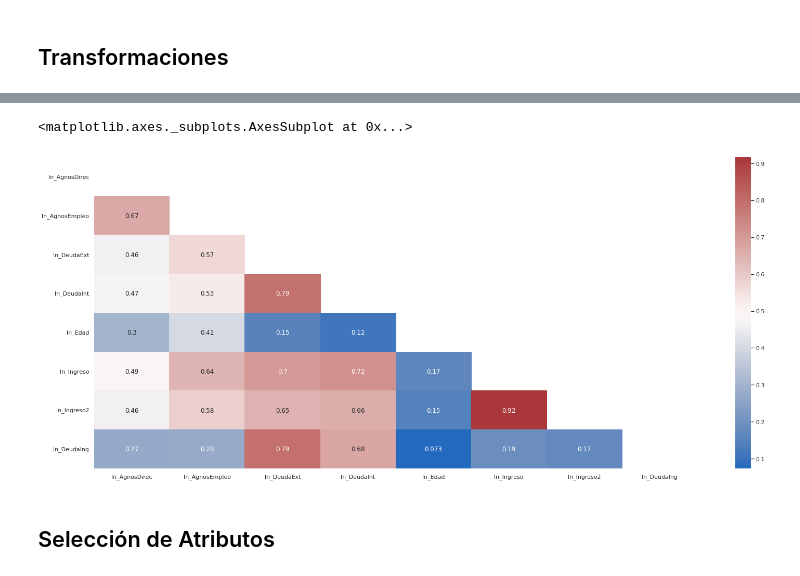
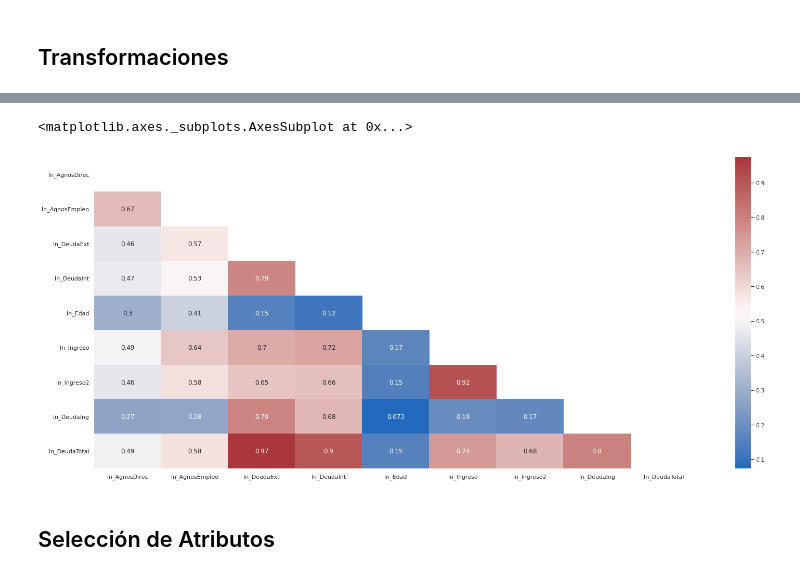
Before and after one commit to cristobalperezp/Intro_Deep_Learning, a Jupyter notebook: Tarea_1.ipynb, the cells around one changed output, grey strips where cells are left out. Saved outputs shown, nothing was run; the diff lists cells and outputs as text; code cells hidden in the pictures.

```diff
--- a/Tarea_1.ipynb
+++ b/Tarea_1.ipynb
@@ -254,6 +252,7 @@ VarObj          0
 dtype: int64
 # %%
 df['DeudaIng'] = (df['DeudaExt']+df['DeudaInt'])/df['Ingreso']
+df['DeudaTotal'] = (df['DeudaExt']+df['DeudaInt'])
 df.head()
 # %% [output]
 |  | ID | AgnosDirec | AgnosEmpleo | DeudaExt | DeudaInt | Edad | Ingreso | Ingreso2 | Nacionalidad | ... |
@@ -348,17 +349,17 @@ sns.heatmap(corr, annot=True, mask = mask, cmap=cmap)
 # %%
 f = ['ln_AgnosDirec',
        'ln_AgnosEmpleo', 'ln_DeudaExt', 'ln_DeudaInt', 'ln_Edad', 'ln_Ingreso',
-       'ln_Ingreso2', 'ln_DeudaIng']
+       'ln_Ingreso2', 'ln_DeudaIng', 'ln_DeudaTotal']
 
 corr2 = df[f].corr(method='pearson').abs().round(3)
 
 f, ax = plt.subplots(figsize=(26, 11))
 mask = np.triu(np.ones_like(corr2, dtype=bool))
 
 sns.heatmap(corr2, annot=True, mask = mask, cmap=cmap)
 # %% [output]
 <matplotlib.axes._subplots.AxesSubplot at 0x...>
-[figure, old version]
+[figure, new version]
 # %% [markdown]
 ## Selección de Atributos
 # %% [markdown]
```
Also changed, not shown: parts of 42 cells of this notebook.
